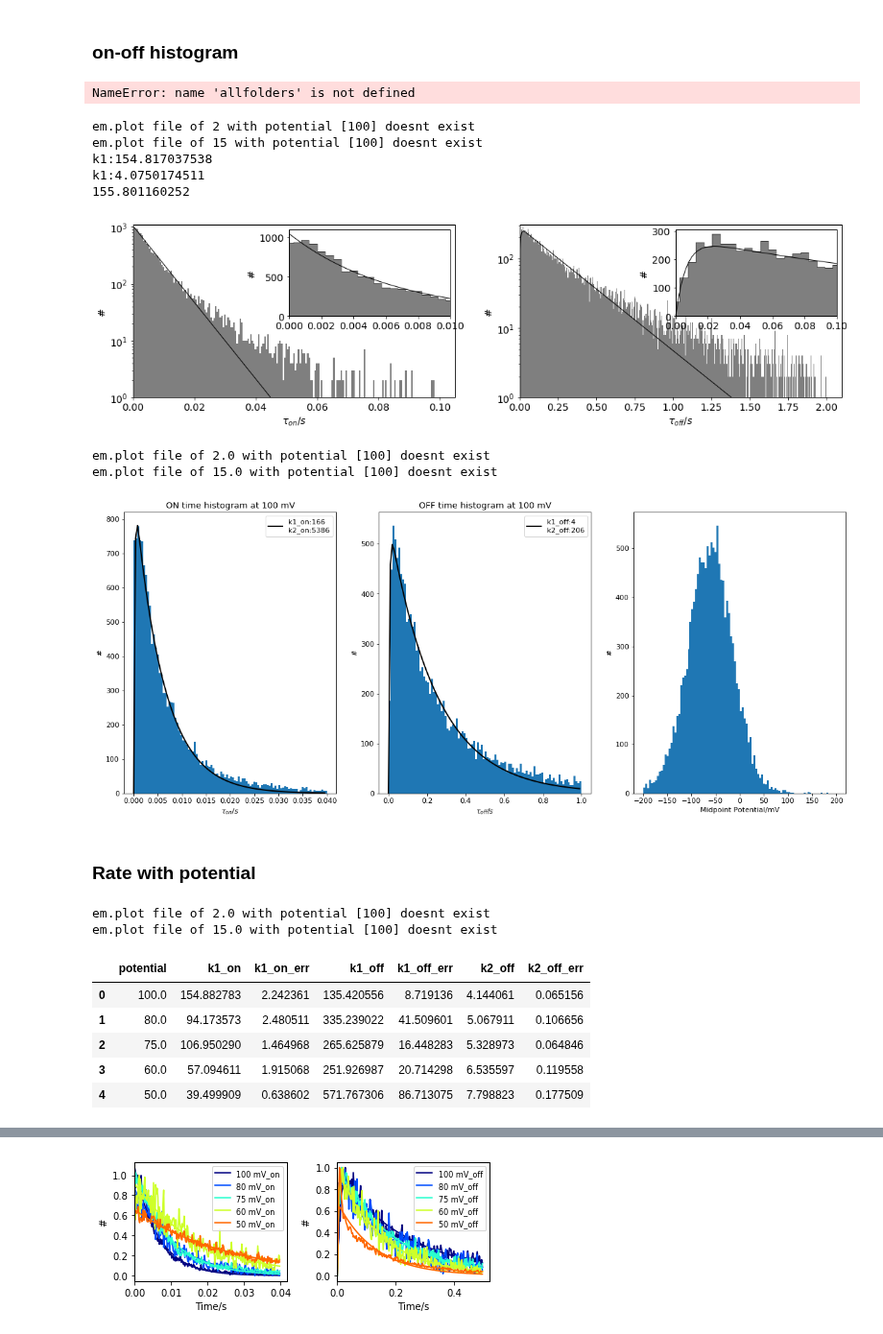
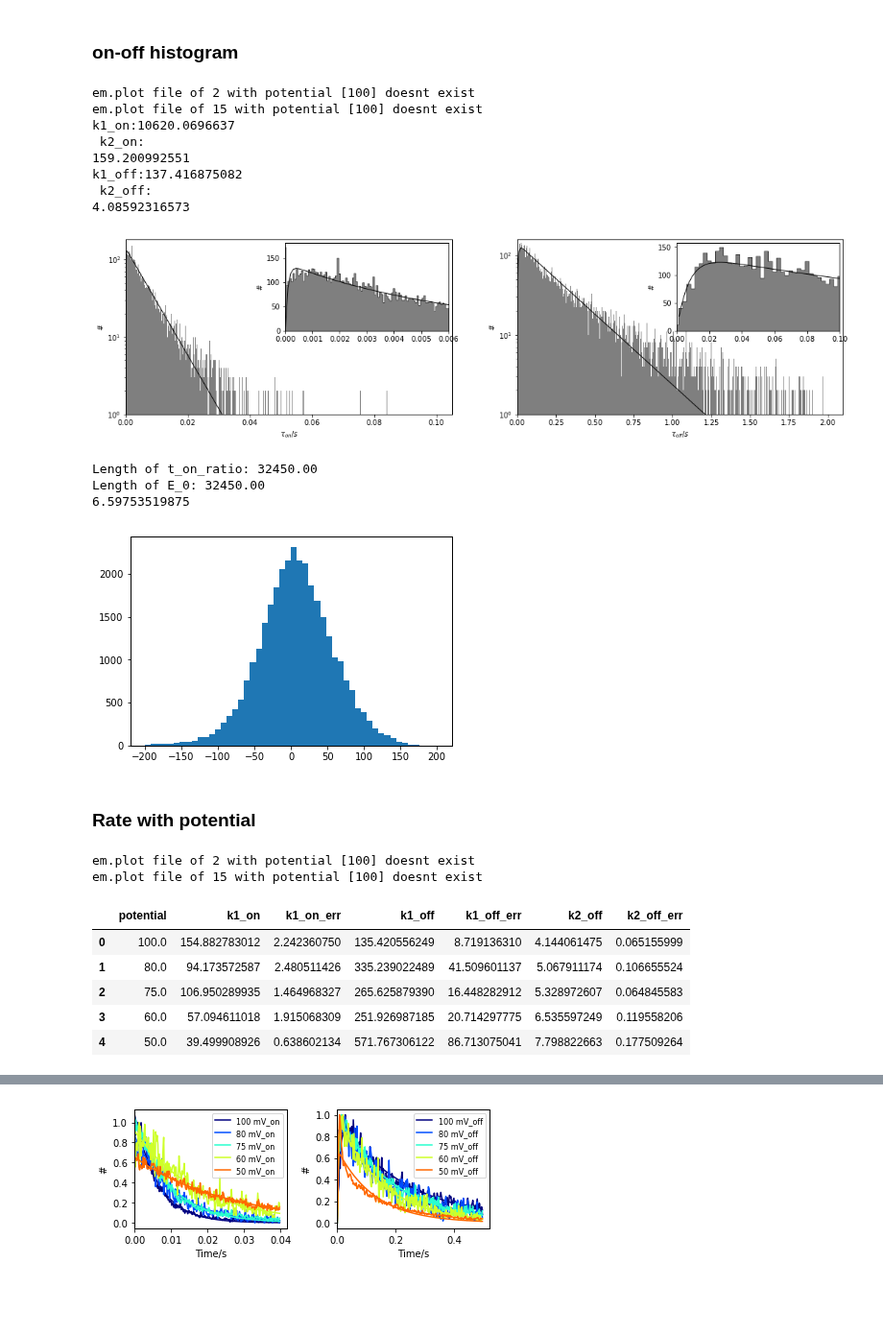
Before and after one commit to biswajitSM/Azurin_SM_repo, a Jupyter notebook: Manuscript/Figure/Manuscript_figures.ipynb, the cells around one changed output, grey strips where cells are left out. Shown at 96% size. Saved outputs shown, nothing was run; the diff lists cells and outputs as text; code cells hidden in the pictures; blank space fills up the shorter version.

```diff
--- a/Manuscript/Figure/Manuscript_figures.ipynb
+++ b/Manuscript/Figure/Manuscript_figures.ipynb
@@ -402,14 +400,14 @@ def histogram_on_off_all_folder(folderlist= allfolders, input_potential=[100], p
         #HIstogram with zoom in
         from mpl_toolkits.axes_grid.inset_locator import inset_axes
         #------------ON-histogram-------------------
-        n_on,bins_on = np.histogram(t_ons,bins=bins_on, range=range_on)
+        n_on,bins_on = np.histogram(t_ons,bins=bins_on, range=(min(t_ons), range_on[1]))
         t=bins_on[:-1]; n = n_on[:];
-        t_fit = np.linspace(range_on[0], range_on[1], 1000)
+        t_fit = np.linspace(min(t_ons), range_on[1], 1000)
         binwidth = np.mean(np.diff(t))
-        fit, pcov = curve_fit(mono_exp, t, n, p0=[10,1.1], bounds=(0, np.inf))
-        print('k1:'+str(fit[0]))
+        fit, pcov = curve_fit(risetime_fit, t, n, p0=[10,1.1, 0.1], bounds=(0, np.inf))
+        print('k1_on:'+str(fit[0])+'\n k2_on:\n'+str(fit[1]))
         ax00.bar(t, n, width=binwidth, color='k', alpha=0.5)
-        ax00.plot(t_fit, mono_exp(t_fit, *fit), 'k',lw=1,label='k1:'+str(fit[0])+'\n'+str(fit[1]))
+        ax00.plot(t_fit, risetime_fit(t_fit, *fit), 'k',lw=1,label='k1:'+str(fit[0])+'\n'+str(fit[1]))
         ax00.set_xlim(0, None)
         ax00.set_ylim(1e0, None)
         ax00.set_yticks([])
@@ -420,17 +418,17 @@ def histogram_on_off_all_folder(folderlist= allfolders, input_potential=[100], p
         ax00_in = inset_axes(ax00, height="50%", width="50%")
         ax00_in.bar(t, n, width=binwidth, color='k', alpha=0.5)
         ax00_in.plot(t, n, drawstyle= 'steps-mid', lw=0.5, color='k')
-        ax00_in.plot(t_fit, mono_exp(t_fit, *fit), 'k',lw=1,label='k1:'+str(fit[0])+'\n'+str(fit[1]))
-        ax00_in.set_xlim(0, 0.01)
+        ax00_in.plot(t_fit, risetime_fit(t_fit, *fit), 'k',lw=1,label='k1:'+str(fit[0])+'\n'+str(fit[1]))
+        ax00_in.set_xlim(0, 0.006)
         # ax00_in.set_yticks([])
         ax00_in.set_ylabel('#')
         #==================OFF-histogram==================
-        n_off,bins_off = np.histogram(t_offs, range=range_off,bins=bins_off)
+        n_off,bins_off = np.histogram(t_offs, range=(min(t_offs), range_off[1]),bins=bins_off)
         t=bins_off[:-1]; n = n_off[:];
-        t_fit = np.linspace(range_off[0], range_off[1], 1000)
+        t_fit = np.linspace(min(t_offs), range_off[1], 1000)
         binwidth = np.mean(np.diff(t));
         fit, pcov = curve_fit(risetime_fit, t, n, p0=[10,1.1, 0.1], bounds=(0, np.inf))
-        print('k1:'+str(fit[0])+'\n'+str(fit[1]))
+        print('k1_off:'+str(fit[0])+'\n k2_off:\n'+str(fit[1]))
         ax01.bar(t, n, width=binwidth, color='k', alpha=0.5)
         ax01.plot(t_fit, risetime_fit(t_fit, *fit), 'k',lw=1,label='k1:'+str(fit[0])+'\n'+str(fit[1]))
         ax01.set_xlim(0, None)
@@ -448,19 +446,20 @@ def histogram_on_off_all_folder(folderlist= allfolders, input_potential=[100], p
         ax01_in.set_ylabel('#')
         return(fig, t_ons, t_offs, n_on, bins_on, n_off, bins_off)
     return(t_ons, t_offs, n_on, bins_on, n_off, bins_off)
-# %% [output]
-NameError: name 'allfolders' is not defined
 # %%
 fig, t_ons, t_offs, n_on, bins_on, n_off, bins_off = histogram_on_off_all_folder(folderlist= allfolders, input_potential=[100], pointnumbers=range(100),
-                          bins_on=200, range_on=[0, 0.1], bins_off=400, range_off=[0, 2], plotting=True);
+                          bins_on=1600, range_on=[0, 0.1], bins_off=800, range_off=[0, 2], plotting=True);
 savefig('/home/biswajit/Downloads/many_sm_hist.svg', format='svg', dpi=300, transparent=True)
 # %% [output]
 em.plot file of 2 with potential [100] doesnt exist
 em.plot file of 15 with potential [100] doesnt exist
-k1:154.817037538
-k1:4.0750174511
-155.801160252
+k1_on:10620.0696637
+ k2_on:
+159.200992551
+k1_off:137.416875082
+ k2_off:
+4.08592316573
-[figure, old version]
+[figure, new version]
 # %%
 def hist_on_off_all_E0(folderlist= allfolders, input_potential=[100], pointnumbers=range(100),
                           bins_on=50, range_on=[0, 0.2], bins_off=50, range_off=[0, 0.5],
@@ -527,21 +526,27 @@ def hist_on_off_all_E0(folderlist= allfolders, input_potential=[100], pointnumbe
             t_ons = t_ons[:len(t_offs)]
         else:
             t_offs = t_offs[:len(t_ons)]
-        t_on_ratio = t_offs/t_ons
-        E_0 = potential-59 * log10(t_on_ratio)
+        t_on_ratio = t_offs/t_ons;
+        print('Length of t_on_ratio: %.2f'%len(t_on_ratio))
+        E_0 = input_potential[0]-59 * log10(t_on_ratio)
+        print('Length of E_0: %.2f'%len(E_0))
         ax02.hist(E_0, bins=bins_E0, range=(-200, 200))
         ax02.set_xlabel('Midpoint Potential/mV')
         ax02.set_ylabel('#')
-        plt.close()
-    return(fig)
+#         plt.close()
+    return fig, E_0
 # %%
-fig = hist_on_off_all_E0(folderlist = allfolders, input_potential=[100], pointnumbers=range(100),
+fig, E_0 = hist_on_off_all_E0(folderlist = allfolders, input_potential=[50], pointnumbers=range(100),
                         bins_on=100, range_on=[0, 0.04], bins_off=100, range_off=[0, 1],
                          bins_E0=100,plotting=True)
+plt.close('all')
+plt.hist(E_0, bins=50, range=(-200, 200));
+print(np.average(E_0))
 # %% [output]
-em.plot file of 2.0 with potential [100] doesnt exist
-em.plot file of 15.0 with potential [100] doesnt exist
+Length of t_on_ratio: 32450.00
+Length of E_0: 32450.00
+6.59753519875
-[figure, old version]
+[figure, new version]
 # %% [markdown]
 ### Rate with potential
 # %%
@@ -647,14 +652,14 @@ df_k, df_on_of_hist = hist_fit_rates(potential_list=[80, 75], folderlist=allfold
 df_k, df_on_of_hist = hist_fit_rates(potential_list=[60], folderlist=allfolders, df_k=df_k);
 df_k, df_on_of_hist = hist_fit_rates(potential_list=[50], folderlist=allfolders, df_k=df_k, t_on_min=2);
 # %% [output]
-em.plot file of 2.0 with potential [100] doesnt exist
-em.plot file of 15.0 with potential [100] doesnt exist
+em.plot file of 2 with potential [100] doesnt exist
+em.plot file of 15 with potential [100] doesnt exist
 # %%
 df_k
 # %% [output]
 |  | potential | k1_on | k1_on_err | k1_off | k1_off_err | k2_off | k2_off_err |
-| 0 | 100.0 | 154.882783 | 2.242361 | 135.420556 | 8.719136 | 4.144061 | 0.065156 |
-| 1 | 80.0 | 94.173573 | 2.480511 | 335.239022 | 41.509601 | 5.067911 | 0.106656 |
-| 2 | 75.0 | 106.950290 | 1.464968 | 265.625879 | 16.448283 | 5.328973 | 0.064846 |
-| 3 | 60.0 | 57.094611 | 1.915068 | 251.926987 | 20.714298 | 6.535597 | 0.119558 |
-| 4 | 50.0 | 39.499909 | 0.638602 | 571.767306 | 86.713075 | 7.798823 | 0.177509 |
+| 0 | 100.0 | 154.882783012 | 2.242360750 | 135.420556249 | 8.719136310 | 4.144061475 | 0.065155999 |
+| 1 | 80.0 | 94.173572587 | 2.480511426 | 335.239022489 | 41.509601137 | 5.067911174 | 0.106655524 |
+| 2 | 75.0 | 106.950289935 | 1.464968327 | 265.625879390 | 16.448282912 | 5.328972607 | 0.064845583 |
+| 3 | 60.0 | 57.094611018 | 1.915068309 | 251.926987185 | 20.714297775 | 6.535597249 | 0.119558206 |
+| 4 | 50.0 | 39.499908926 | 0.638602134 | 571.767306122 | 86.713075041 | 7.798822663 | 0.177509264 |
```
Also changed, not shown: parts of 10 cells of this notebook, 14 other files.
